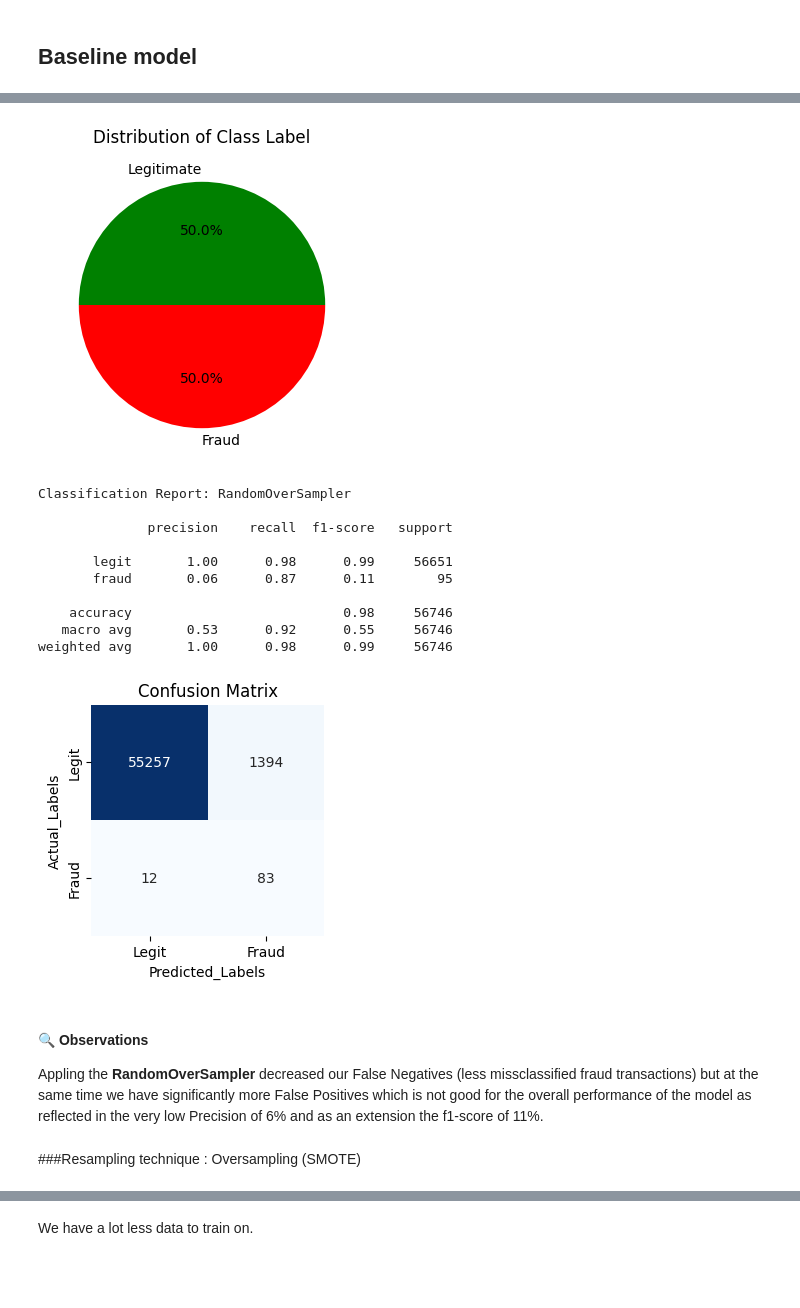
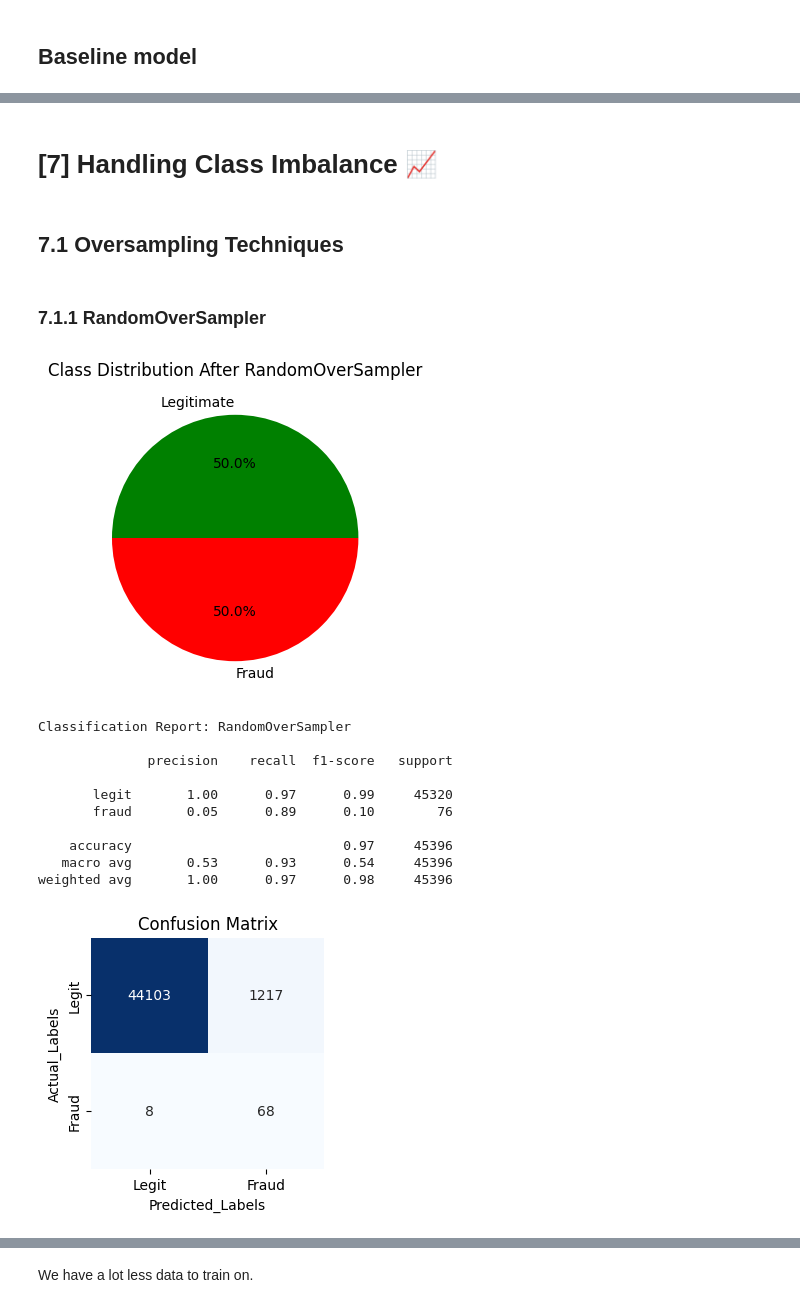
Before and after one commit to mcadriaans/ml_credit-card-fraud-detection, a Jupyter notebook: Credit_Card_Fraud_Detection.ipynb, the cells around one changed output, grey strips where cells are left out. Cells and saved outputs as stored; diff of their text form; code cells hidden in the pictures; blank space fills up the shorter version.

```diff
--- a/Credit_Card_Fraud_Detection.ipynb
+++ b/Credit_Card_Fraud_Detection.ipynb
@@ -126 +147,4 @@ scaler = StandardScaler()
+# %%
+# Validation_split (80% train, 20% validation)
+X_train, X_val, y_train, y_val = train_test_split(X_train, y_train, test_size=0.2, random_state=42, stratify=y_train)
 # %%
@@ -195,3 +229,9 @@ weighted avg       1.00      1.00      1.00     56746
+# %% [markdown]
+# [7] Handling Class Imbalance 📈
+# %% [markdown]
+## 7.1 Oversampling Techniques
+# %% [markdown]
+### 7.1.1 RandomOverSampler
 # %%
 ros = RandomOverSampler(random_state=42)
 # %%
@@ -200,28 +240,22 @@ X_resampled_ros, y_resampled_ros = ros.fit_resample(X_train_scaled, y_train)
 # %%
 ## Create a pie plot to show the distribution of the class label
 plt.figure(figsize=(6,4))
 plt.pie(y_resampled_ros.value_counts(), labels=['Legitimate', 'Fraud' ], autopct='%1.1f%%', colors=['green', 'red'])
-plt.title('Distribution of Class Label')
+plt.title('Class Distribution After RandomOverSampler')
 plt.show()
 # %% [output]
-[figure, old version]
+[figure, new version]
 # %%
-build_and_evaluate_model(logit, X_resampled_ros, y_resampled_ros, X_test_scaled, y_test, 'RandomOverSampler')
+results_list.append(build_and_evaluate_model(logit, X_resampled_ros, y_resampled_ros, X_val_scaled, y_val, 'RandomOverSampler'))
 # %% [output]
 Classification Report: RandomOverSampler
 
               precision    recall  f1-score   support
 
-       legit       1.00      0.98      0.99     56651
-       fraud       0.06      0.87      0.11        95
+       legit       1.00      0.97      0.99     45320
+       fraud       0.05      0.89      0.10        76
 
-    accuracy                           0.98     56746
-   macro avg       0.53      0.92      0.55     56746
-weighted avg       1.00      0.98      0.99     56746
+    accuracy                           0.97     45396
+   macro avg       0.53      0.93      0.54     45396
+weighted avg       1.00      0.97      0.98     45396
-[figure, old version]
+[figure, new version]
-# %% [markdown]
-#### 🔍 Observations
-
-Appling the **RandomOverSampler** decreased our False Negatives (less missclassified fraud transactions) but at the same time we have significantly more False Positives which is not good for the overall performance of the model as reflected in the very low Precision of 6% and as an extension the f1-score of 11%.
-# %% [markdown]
-###Resampling technique : Oversampling (SMOTE)
```
Also changed, not shown: parts of 88 cells of this notebook.
